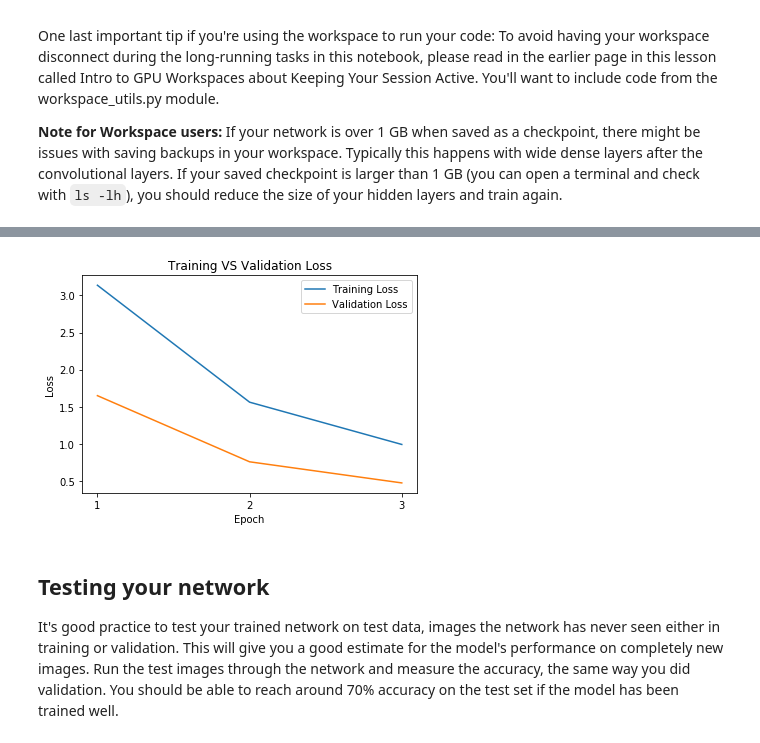
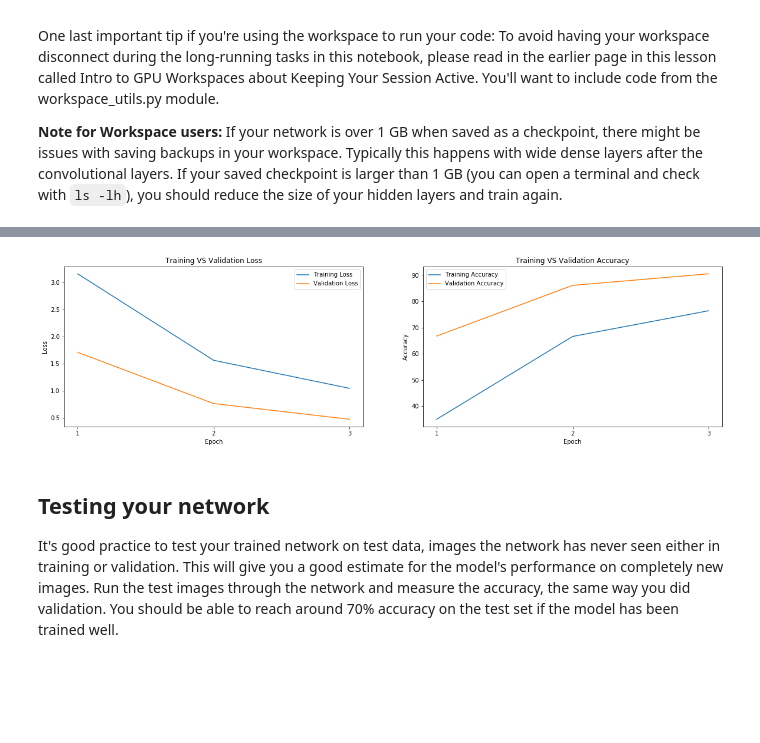
Before and after one commit to angeliwanov/flowers_image_classifier, a Jupyter notebook: Image Classifier Project.ipynb, the cells around one changed output, grey strips where cells are left out. Drawn from its saved outputs; the diff is of its cells as text; code cells hidden in the pictures; blank space fills up the shorter version.

```diff
--- a/Image Classifier Project.ipynb
+++ b/Image Classifier Project.ipynb
@@ -197,14 +211,26 @@ Epoch: 3 Training loss: 0.993166 Validation loss 0.475408 Accuracy: 88.630807 %
 # %%
-epochs = list(range(1,len(train_log)+1))
-plt.plot(epochs, train_log)
-plt.plot(epochs, valid_log)
+plt.figure(figsize=[20,5])
+epochs = list(range(1,len(train_loss_log)+1))
+
+plt.subplot(1,2,1)
+plt.plot(epochs, train_loss_log)
+plt.plot(epochs, valid_loss_log)
 plt.title('Training VS Validation Loss')
 plt.xlabel('Epoch')
 plt.ylabel('Loss')
 plt.legend(['Training Loss', 'Validation Loss'])
 plt.xticks(epochs);
+
+plt.subplot(1,2,2)
+plt.plot(epochs, train_acc_log)
+plt.plot(epochs, valid_acc_log)
+plt.title('Training VS Validation Accuracy')
+plt.xlabel('Epoch')
+plt.ylabel('Accuracy')
+plt.legend(['Training Accuracy', 'Validation Accuracy'])
+plt.xticks(epochs);
 # %% [output]
-[figure, old version]
+[figure, new version]
 # %% [markdown]
 ## Testing your network
 
```
Also changed, not shown: parts of 5 cells of this notebook, 3 other files.
